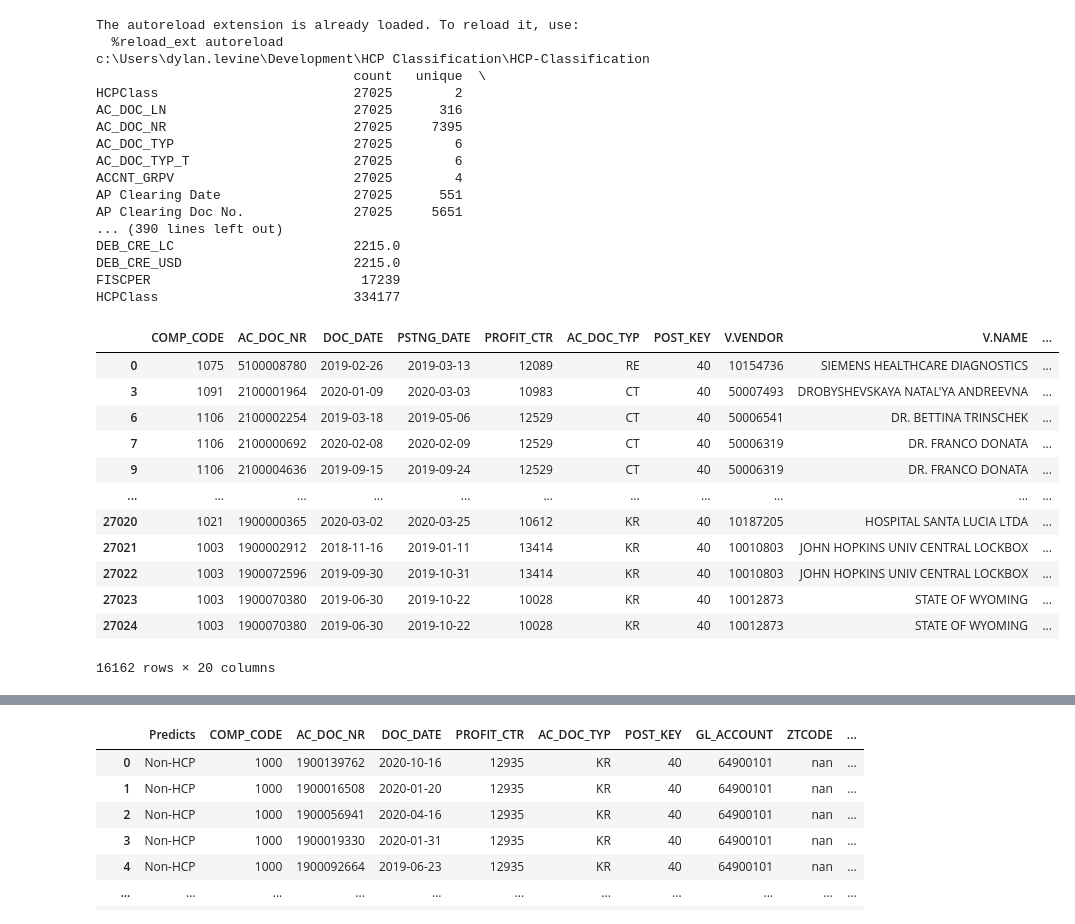
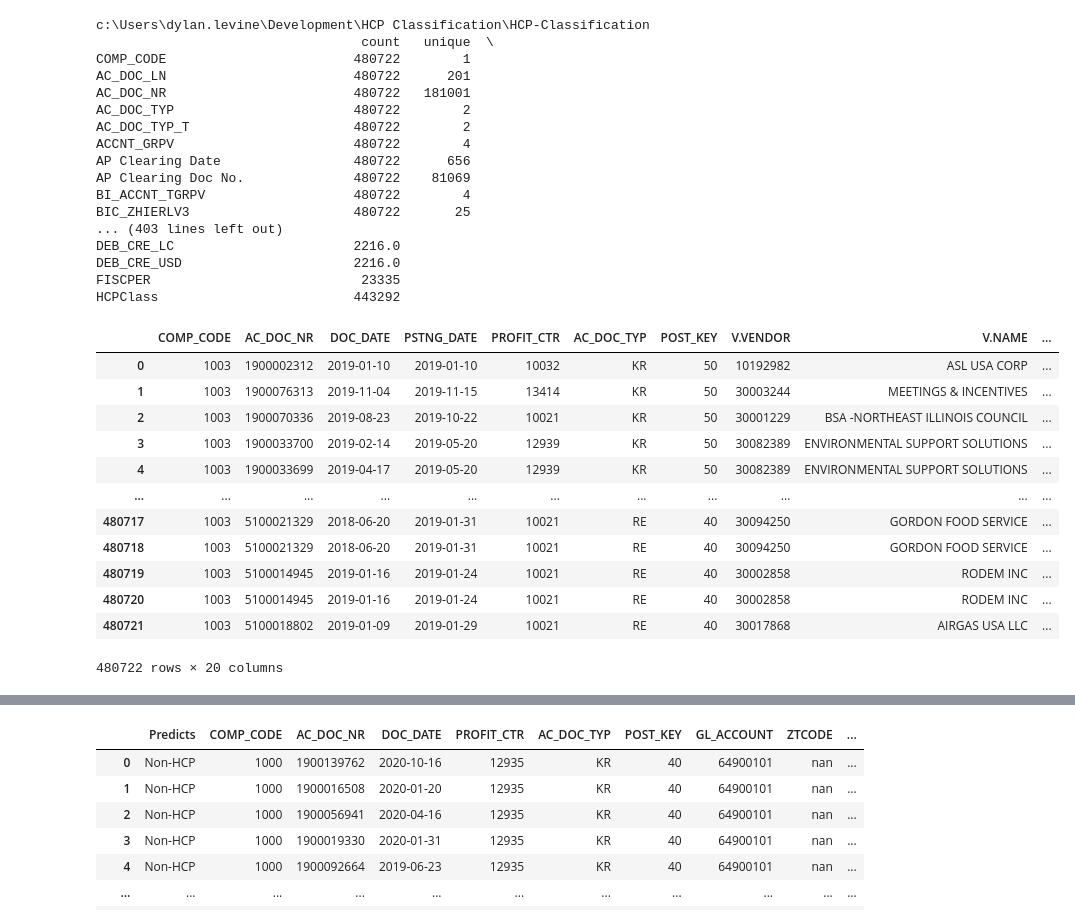
Before and after one commit to dylan1218/ClassificationProject, a Jupyter notebook: ModelsDL_supervisedBinary.ipynb, the cells around one changed output, grey strips where cells are left out. Drawn from its saved outputs; the diff is of its cells as text; code cells hidden in the pictures.

```diff
--- a/ModelsDL_supervisedBinary.ipynb
+++ b/ModelsDL_supervisedBinary.ipynb
@@ -27,8 +27,8 @@ cv = CountVectorizer()
 #Classification field is for the multi-way classification training
 
 #df DataFrame is used for training. Using old less accurate data, and new more accurate data for validation
-df_train_old = pd.read_csv(pathBase + "\Datasets\TeraSample_Supervised_MM.csv")
-df_train_new =  pd.read_csv(pathBase + "\Datasets\HCP_TrainNew.csv")
+#df_train_old = pd.read_csv(pathBase + "\Datasets\TeraSample_Supervised_MM.csv")
+df_train_new =  pd.read_csv(pathBase + "\Datasets\HCP_Train.csv")
 
 #df_train_old = df_train_old.loc[df_train_old.Classification.isnull() == False]
 
@@ -36,34 +36,33 @@ df_train_new =  pd.read_csv(pathBase + "\Datasets\HCP_TrainNew.csv")
 df = df_train_new
 
 #dfValidate is used for unlabeled data
-dfValidate = pd.read_csv(pathBase + "\Datasets\HCPTestComp1000_Full Data.csv")
+dfValidate = pd.read_csv(pathBase + "\Datasets\HCP Classifications_1000_Test.csv")
 dfValidate['HCPClass'] = '' #initialized a blank target feature, note: use Classification for multi-class and HCPClass for binary
 #df_test = pd.read_csv(pathBase + "\Datasets\HCP_TestNew.csv")
 #dfOP = pd.read_csv(pathBase + "\Datasets\OpenPmntsVendors.csv")
 
-dfNames = pd.read_csv(pathBase+ "\Datasets\CensusNameMaster.csv")
 
 with pd.option_context('display.max_rows', None, 'display.max_columns', None):
     print(df.astype('object').describe().transpose())
     print(dfValidate.astype('object').describe().transpose())
 # %% [output]
-The autoreload extension is already loaded. To reload it, use:
-  %reload_ext autoreload
 c:\Users\dylan.levine\Development\HCP Classification\HCP-Classification
-                                 count   unique  \
-HCPClass                         27025        2
-AC_DOC_LN                        27025      316
-AC_DOC_NR                        27025     7395
-AC_DOC_TYP                       27025        6
-AC_DOC_TYP_T                     27025        6
-ACCNT_GRPV                       27025        4
-AP Clearing Date                 27025      551
-AP Clearing Doc No.              27025     5651
-... (390 lines left out)
-DEB_CRE_LC                       2215.0
-DEB_CRE_USD                      2215.0
-FISCPER                           17239
-HCPClass                         334177
+                                  count   unique  \
+COMP_CODE                        480722        1
+AC_DOC_LN                        480722      201
+AC_DOC_NR                        480722   181001
+AC_DOC_TYP                       480722        2
+AC_DOC_TYP_T                     480722        2
+ACCNT_GRPV                       480722        4
+AP Clearing Date                 480722      656
+AP Clearing Doc No.              480722    81069
+BI_ACCNT_TGRPV                   480722        4
+BIC_ZHIERLV3                     480722       25
+... (403 lines left out)
+DEB_CRE_LC                       2216.0
+DEB_CRE_USD                      2216.0
+FISCPER                           23335
+HCPClass                         443292
 # %%
 #Define DateEncode as basic features such as day of week, month int, and year int.
 #Define groupencode as placing into buckets
@@ -127,46 +126,46 @@ df['MATL_GROUP'] = df['MATL_GROUP'].astype('str')
 df['ACCNT_GRPV'] = df['ACCNT_GRPV'].astype('str')
 df['HCPClass'] = df['HCPClass'].astype('object') #Classification for multiclass and HCPClass for binary
 df['Compliance_Bucket'] = df['Compliance_Bucket'].astype("object")
 df['V.BI_ACCNT_TGRPV'] = df['V.BI_ACCNT_TGRPV'].astype("str")
 
 
 
 
 #Filter data for relavent rows
-df = df[ ((df.POST_KEY == '40') | (df.POST_KEY == '81')) & (df.GL_ACCOUNT >= 40000000)]
+#df = df[ ((df.POST_KEY == '40') | (df.POST_KEY == '81')) & (df.GL_ACCOUNT >= 40000000)]
 
 df['GL_ACCOUNT'] = df['GL_ACCOUNT'].astype('str')
 #Filter data for relavent rows
 #df_test = df_test[ ((df_test.POST_KEY == 40) | (df_test.POST_KEY == 81)) & (df_test.GL_ACCOUNT >= 40000000)]
 
 #Get list of relavent fields
 colSelect = list(colDict.keys())
 colSelect = ['COMP_CODE', 'AC_DOC_NR','DOC_DATE', 'PSTNG_DATE', 'PROFIT_CTR', 'AC_DOC_TYP', 'POST_KEY', 'V.VENDOR', 'V.NAME', 'GL_ACCOUNT', 'POSTXT', 'ZBKTXT' ,'ZTCODE', 'V.BIC_ZTERMPAY', 'MATL_GROUP', 'ACCNT_GRPV', 'V.BI_ACCNT_TGRPV', 'HCPClass', 'Compliance_Bucket', 'DEB_CRE_USD']
 #Use 'Classification' field for multi-class and use HCPClass for binary classification
 #REMOVED DOC_DATE feature
 
 #df[colSelect]
 df = df[colSelect]
 
 #df_test[colSelect]
 
 
 df
 #df
 # %% [output]
 |  | COMP_CODE | AC_DOC_NR | DOC_DATE | PSTNG_DATE | PROFIT_CTR | AC_DOC_TYP | POST_KEY | V.VENDOR | V.NAME | ... |
-| 0 | 1075 | 5100008780 | 2019-02-26 | 2019-03-13 | 12089 | RE | 40 | 10154736 | SIEMENS HEALTHCARE DIAGNOSTICS | ... |
-| 3 | 1091 | 2100001964 | 2020-01-09 | 2020-03-03 | 10983 | CT | 40 | 50007493 | DROBYSHEVSKAYA NATAL'YA ANDREEVNA | ... |
-| 6 | 1106 | 2100002254 | 2019-03-18 | 2019-05-06 | 12529 | CT | 40 | 50006541 | DR. BETTINA TRINSCHEK | ... |
-| 7 | 1106 | 2100000692 | 2020-02-08 | 2020-02-09 | 12529 | CT | 40 | 50006319 | DR. FRANCO DONATA | ... |
-| 9 | 1106 | 2100004636 | 2019-09-15 | 2019-09-24 | 12529 | CT | 40 | 50006319 | DR. FRANCO DONATA | ... |
+| 0 | 1003 | 1900002312 | 2019-01-10 | 2019-01-10 | 10032 | KR | 50 | 10192982 | ASL USA CORP | ... |
+| 1 | 1003 | 1900076313 | 2019-11-04 | 2019-11-15 | 13414 | KR | 50 | 30003244 | MEETINGS & INCENTIVES | ... |
+| 2 | 1003 | 1900070336 | 2019-08-23 | 2019-10-22 | 10021 | KR | 50 | 30001229 | BSA -NORTHEAST ILLINOIS COUNCIL | ... |
+| 3 | 1003 | 1900033700 | 2019-02-14 | 2019-05-20 | 12939 | KR | 50 | 30082389 | ENVIRONMENTAL SUPPORT SOLUTIONS | ... |
+| 4 | 1003 | 1900033699 | 2019-04-17 | 2019-05-20 | 12939 | KR | 50 | 30082389 | ENVIRONMENTAL SUPPORT SOLUTIONS | ... |
 | ... | ... | ... | ... | ... | ... | ... | ... | ... | ... | ... |
-| 27020 | 1021 | 1900000365 | 2020-03-02 | 2020-03-25 | 10612 | KR | 40 | 10187205 | HOSPITAL SANTA LUCIA LTDA | ... |
-| 27021 | 1003 | 1900002912 | 2018-11-16 | 2019-01-11 | 13414 | KR | 40 | 10010803 | JOHN HOPKINS UNIV CENTRAL LOCKBOX | ... |
-| 27022 | 1003 | 1900072596 | 2019-09-30 | 2019-10-31 | 13414 | KR | 40 | 10010803 | JOHN HOPKINS UNIV CENTRAL LOCKBOX | ... |
-| 27023 | 1003 | 1900070380 | 2019-06-30 | 2019-10-22 | 10028 | KR | 40 | 10012873 | STATE OF WYOMING | ... |
-| 27024 | 1003 | 1900070380 | 2019-06-30 | 2019-10-22 | 10028 | KR | 40 | 10012873 | STATE OF WYOMING | ... |
+| 480717 | 1003 | 5100021329 | 2018-06-20 | 2019-01-31 | 10021 | RE | 40 | 30094250 | GORDON FOOD SERVICE | ... |
+| 480718 | 1003 | 5100021329 | 2018-06-20 | 2019-01-31 | 10021 | RE | 40 | 30094250 | GORDON FOOD SERVICE | ... |
+| 480719 | 1003 | 5100014945 | 2019-01-16 | 2019-01-24 | 10021 | RE | 40 | 30002858 | RODEM INC | ... |
+| 480720 | 1003 | 5100014945 | 2019-01-16 | 2019-01-24 | 10021 | RE | 40 | 30002858 | RODEM INC | ... |
+| 480721 | 1003 | 5100018802 | 2019-01-09 | 2019-01-29 | 10021 | RE | 40 | 30017868 | AIRGAS USA LLC | ... |
-16162 rows × 20 columns
+480722 rows × 20 columns
 # %%
 #Define DateEncode as basic features such as day of week, month int, and year int.
 #Define groupencode as placing into buckets
```
Also changed, not shown: parts of 9 cells of this notebook, 1 other file.
